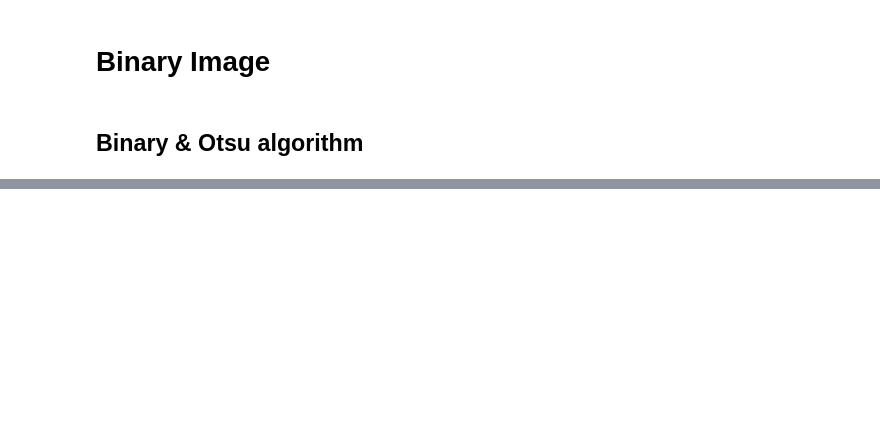
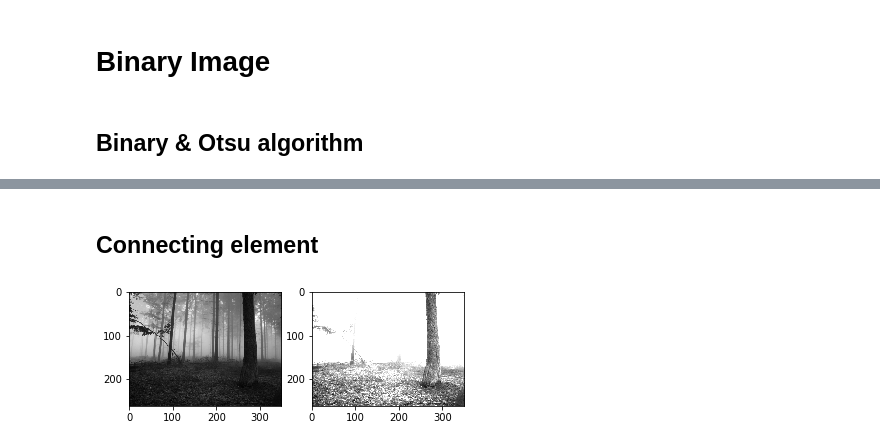
Before and after one commit to jjerry-k/learning_imageprocessing, a Jupyter notebook: Ch03.ipynb, the cells around one changed output, grey strips where cells are left out. Saved outputs shown, nothing was run; the diff lists cells and outputs as text; code cells hidden in the pictures; blank space fills up the shorter version.

```diff
--- a/Ch03.ipynb
+++ b/Ch03.ipynb
@@ -41,0 +35,10 @@ def v0_t(hist_hat, t):
+# %% [markdown]
+## Connecting element
+# %%
+plt.subplot(121)
+plt.imshow(img, cmap='gray')
+plt.subplot(122)
+plt.imshow(bright(img, 200), cmap='gray')
+plt.show()
+# %% [output]
+[figure, added]
```
Also changed, not shown: parts of 16 cells of this notebook, 2 other files.
